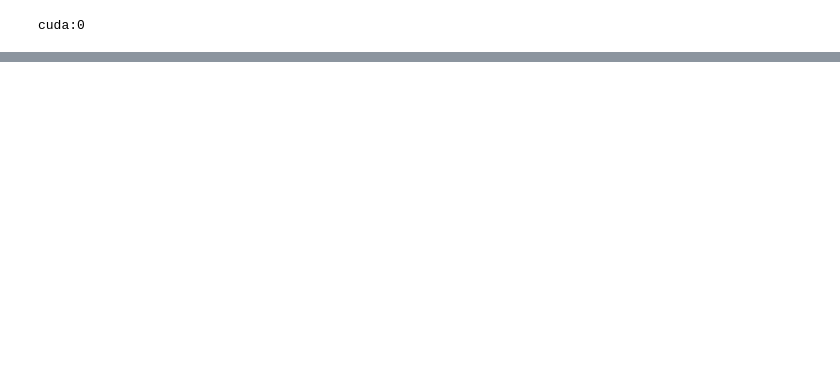
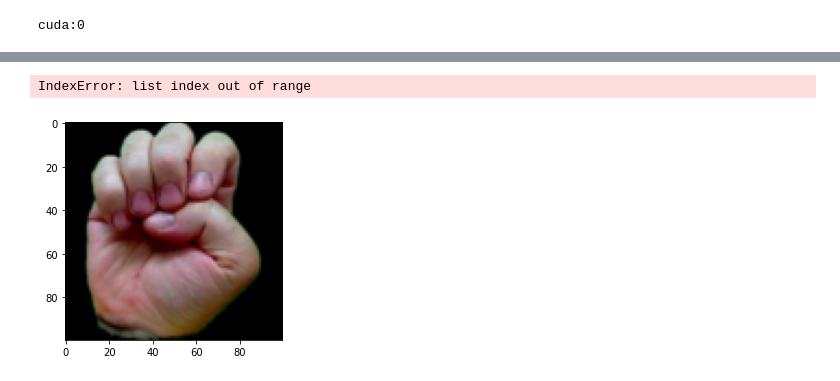
Before and after one commit to gustipangestu/code, a Jupyter notebook: detectTanganRGB.ipynb, the cells around one changed output, grey strips where cells are left out. Cells and saved outputs as stored; diff of their text form; code cells hidden in the pictures; blank space fills up the shorter version.

```diff
--- a/detectTanganRGB.ipynb
+++ b/detectTanganRGB.ipynb
@@ -113,6 +226,6 @@ Text(0.5, 1.0, 'Class Distribution of the ASL static Dataset')
 # %%
-train_dataset, val_dataset, test_dataset = random_split(dt, (1500, 500, 515))
-print(len(dt)) # length of the dataset
+train_dataset, val_dataset, test_dataset = random_split(dtConcat, (5000, 1250, 1295))
+print(len(dtConcat)) # length of the dataset
 print(len(train_dataset)) # length of the train division
 print(len(val_dataset)) # length of the validation division
 print(len(test_dataset)) # length of the test division
@@ -124,7 +237,7 @@ print(len(test_dataset)) # length of the test division
 # %%
-train_loader = DataLoader(dataset=train_dataset, shuffle=True, batch_size=64, drop_last=True)
-val_loader = DataLoader(dataset=val_dataset, shuffle=False, batch_size=64)
-test_loader = DataLoader(dataset=test_dataset, shuffle=False, batch_size=64)
+train_loader = DataLoader(dataset=train_dataset, shuffle=True, batch_size=32, drop_last=True)
+val_loader = DataLoader(dataset=val_dataset, shuffle=False, batch_size=32)
+test_loader = DataLoader(dataset=test_dataset, shuffle=False, batch_size=32)
 
 print("Length of the train_loader:", len(train_loader))
 print("Length of the val_loader:", len(val_loader))
@@ -146,0 +371,11 @@ Text(0.5, 1.0, 'Test Set')
+# %%
+from torch import tensor
+import torchvision.transforms as T
+from PIL import Image as im
+
+for i, data in enumerate(train_loader, 0):
+    inputsImg, labels = data
+    for img in inputsImg:
+
+        recognition_result = handGesture(img)
+        print(recognition_result)
@@ -146,0 +387,27 @@ Text(0.5, 1.0, 'Test Set')
+# %%
+import torchvision.transforms as T
+
+for i, data in enumerate(train_loader, 0):
+    inputs, labels = data
+    for img in inputs:
+        transform = T.ToPILImage()
+        image = transform(img)
+        imageArray = np.array(image)
+        plt.imshow(imageArray)
+        aa = handGesture(imageArray)
+        print(aa)
+        # inputsRGB = cv2.cvtColor(image, cv2.COLOR_GRAY2RGB)
+
+    # inputsRGB = cv2.cvtColor(inputs, cv2.COLOR_GRAY2RGB)
+    # print(inputsRGB.shape)
+    # aa, bb, cc = mediapipeimg(inputs)
+    # print(cc.shape)
+# print(type(imageRGB))
+# print(imageRGB)
+# imgMed = Image.open("asl_dataset/0/hand1_0_bot_seg_1_cropped.jpeg")
+# imgMed = np.array(imgMed)
+# a,b,c = mediapipeimg(imgMed)
+# print(c)
+# %% [output]
+IndexError: list index out of range
+[figure, added]
```
Also changed, not shown: parts of 17 cells of this notebook, 2 other files.
